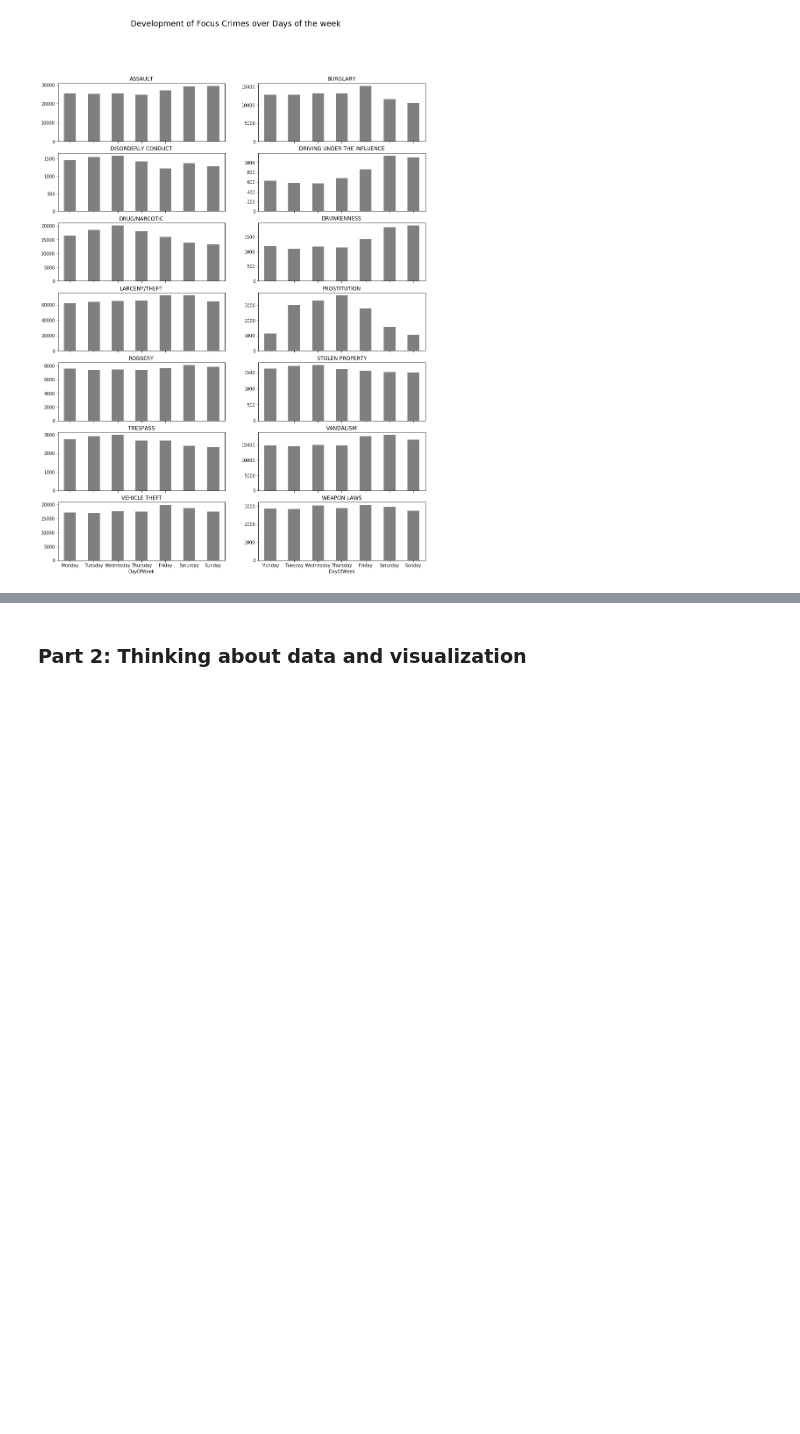
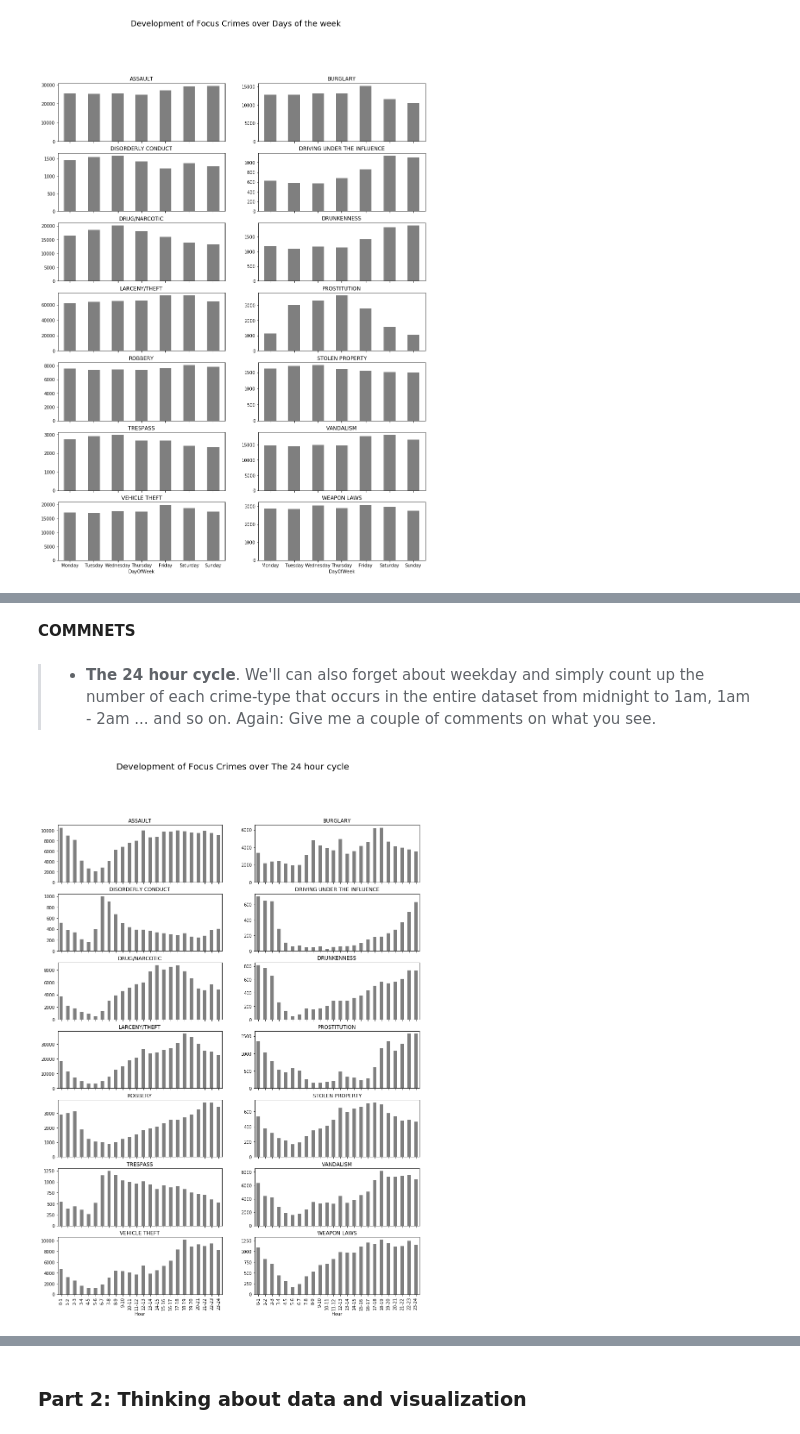
Before and after one commit to AbdulstarKousa/social-data-analysis, a Jupyter notebook: Assignment/Assignment 1.ipynb, the cells around one changed output, grey strips where cells are left out. Saved outputs shown, nothing was run; the diff lists cells and outputs as text; code cells hidden in the pictures; blank space fills up the shorter version.

```diff
--- a/Assignment/Assignment 1.ipynb
+++ b/Assignment/Assignment 1.ipynb
@@ -73,0 +95,19 @@ for i,ax in enumerate(axs.flat):
+# %% [markdown]
+**COMMNETS**
+# %% [markdown]
+>* **The 24 hour cycle**. We'll can also forget about weekday and simply count up the number of each crime-type that occurs in the entire dataset from midnight to 1am, 1am - 2am ... and so on. Again: Give me a couple of comments on what you see.
+# %%
+df2['Hour'] = pd.to_datetime(df2['Time']).dt.hour
+df2['Hour'] = df2['Hour'].apply(lambda x: str(x)+"-"+str(x+1))
+hours = ['0-1','1-2','2-3','3-4','4-5','5-6','6-7','7-8','8-9','9-10','10-11','11-12','12-13',
+        '13-14','14-15','15-16','16-17','17-18','18-19','19-20','20-21','21-22','22-23','23-24']
+df2['Hour'] = pd.Categorical(df2['Hour'], categories=hours, ordered=True)
+# %%
+fig, axs = plt.subplots(7, 2,figsize=(15, 20), sharex=True)
+fig.suptitle('Development of Focus Crimes over The 24 hour cycle', fontsize=20)
+group_count = df2.groupby(['Category','Hour'])['PdId'].count()
+for i,ax in enumerate(axs.flat):
+    ax.set(title=focuscrimes_lst[i])
+    group_count[focuscrimes_lst[i]].plot(kind='bar',ax=ax, color= 'tab:gray')
+# %% [output]
+[figure, added]
```
Also changed, not shown: parts of 25 cells of this notebook.
